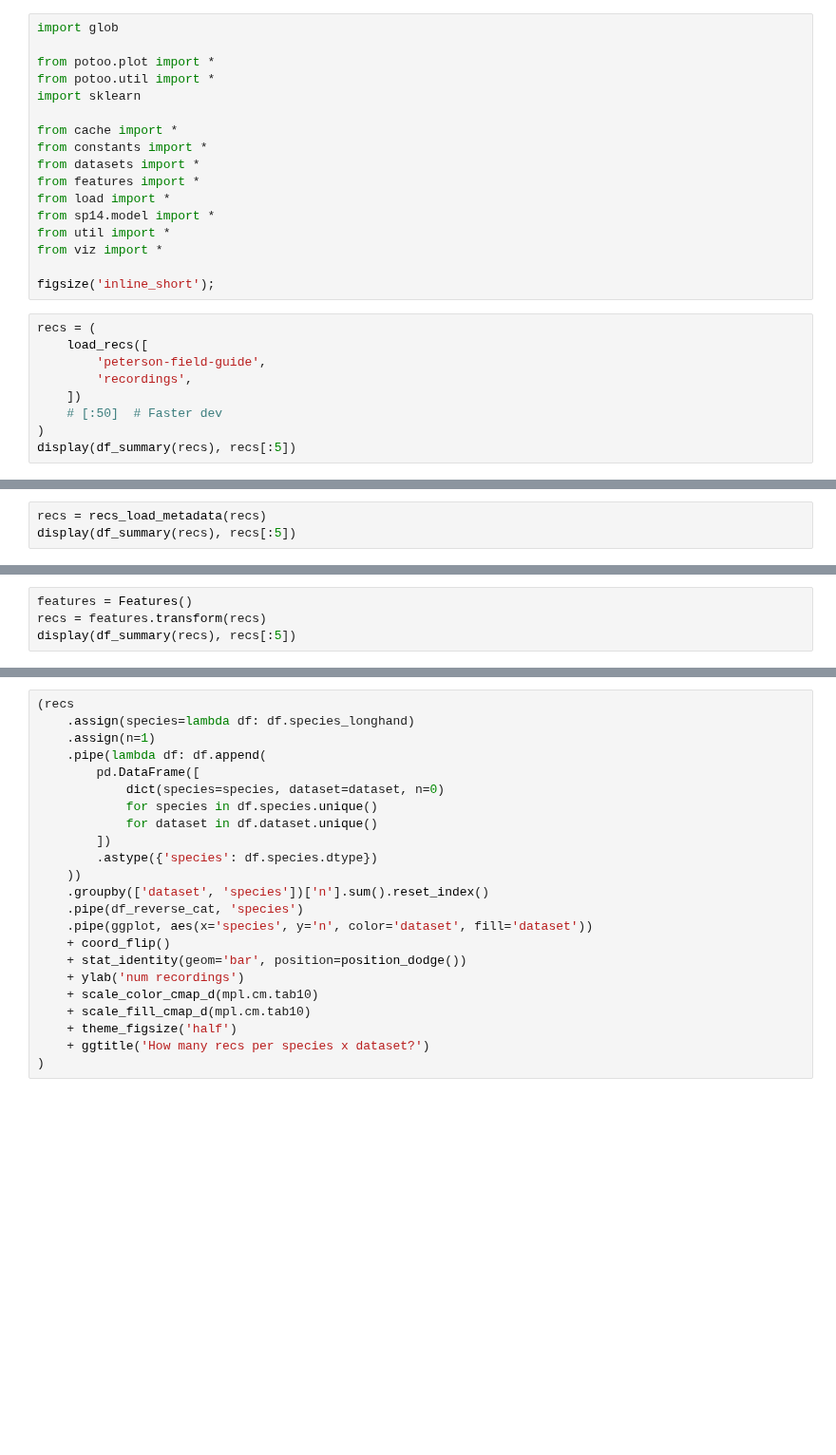
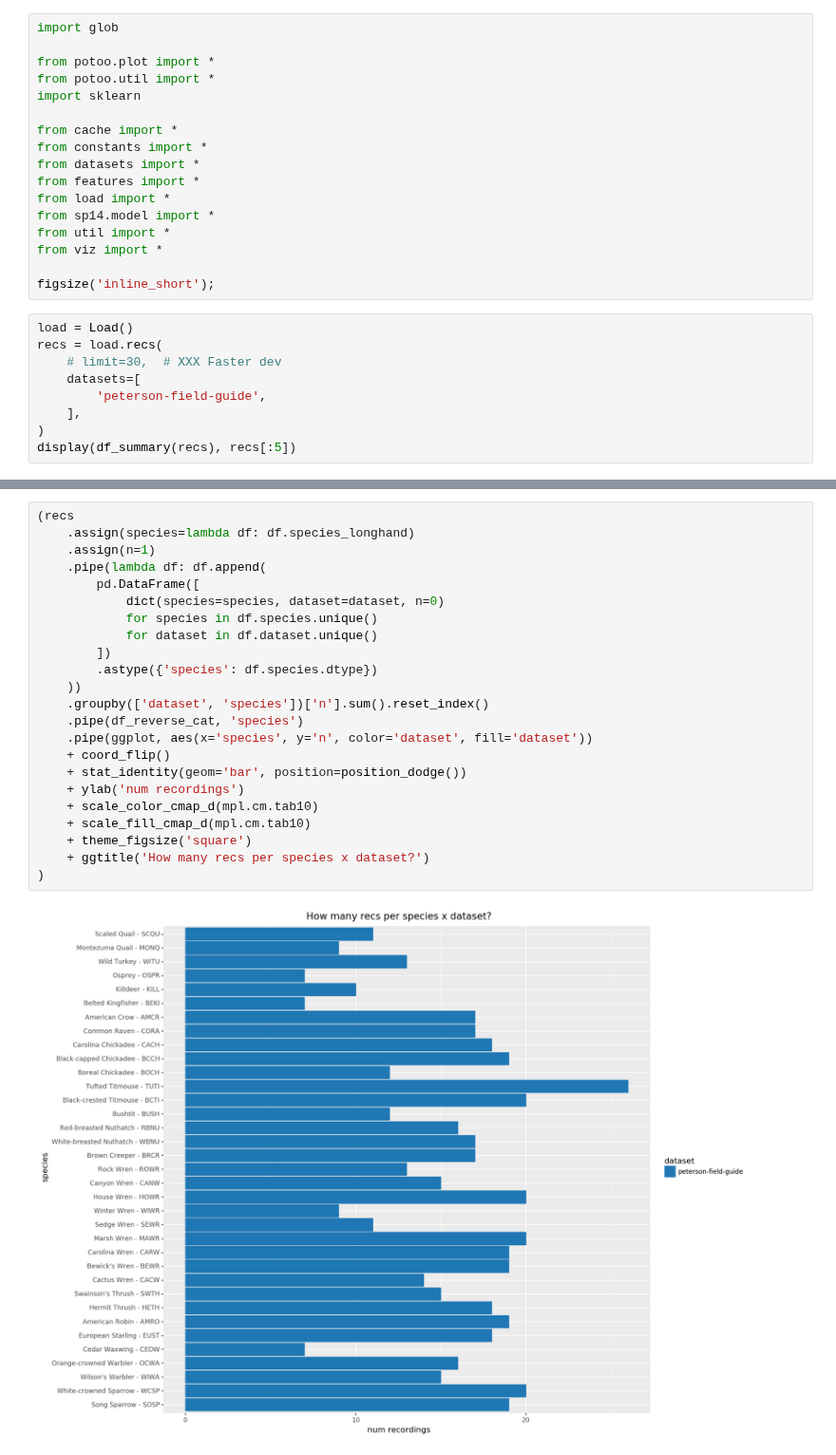
Before and after one commit to jdanbrown/birdgram, a Jupyter notebook: features/notebooks/20180527_fit_projection.ipynb, the cells around one changed output, grey strips where cells are left out. Shown at 95% size. Cells and saved outputs as stored; diff of their text form; blank space fills up the shorter version.

```diff
--- a/features/notebooks/20180527_fit_projection.ipynb
+++ b/features/notebooks/20180527_fit_projection.ipynb
@@ -16,11 +16,11 @@ from viz import *
 
 figsize('inline_short');
 # %%
-recs = (
-    load_recs([
+load = Load()
+recs = load.recs(
+    # limit=30,  # XXX Faster dev
+    datasets=[
         'peterson-field-guide',
-        'recordings',
-    ])
-    # [:50]  # Faster dev
+    ],
 )
 display(df_summary(recs), recs[:5])
@@ -30,3 +55,0 @@ display(df_summary(recs), recs[:5])
-# %%
-recs = recs_load_metadata(recs)
-display(df_summary(recs), recs[:5])
@@ -41,7 +56,3 @@ display(df_summary(recs), recs[:5])
-# %%
-features = Features()
-recs = features.transform(recs)
-display(df_summary(recs), recs[:5])
 # %%
 # Stats
 (recs
@@ -62,23 +92,25 @@ display(df_summary(recs), recs[:5])
 # %%
 (recs
     .assign(species=lambda df: df.species_longhand)
     .assign(n=1)
     .pipe(lambda df: df.append(
         pd.DataFrame([
             dict(species=species, dataset=dataset, n=0)
             for species in df.species.unique()
             for dataset in df.dataset.unique()
         ])
         .astype({'species': df.species.dtype})
     ))
     .groupby(['dataset', 'species'])['n'].sum().reset_index()
     .pipe(df_reverse_cat, 'species')
     .pipe(ggplot, aes(x='species', y='n', color='dataset', fill='dataset'))
     + coord_flip()
     + stat_identity(geom='bar', position=position_dodge())
     + ylab('num recordings')
     + scale_color_cmap_d(mpl.cm.tab10)
     + scale_fill_cmap_d(mpl.cm.tab10)
-    + theme_figsize('half')
+    + theme_figsize('square')
     + ggtitle('How many recs per species x dataset?')
 )
+# %% [output]
+[figure, added]
```
Also changed, not shown: parts of 9 cells of this notebook, 10 other files.
